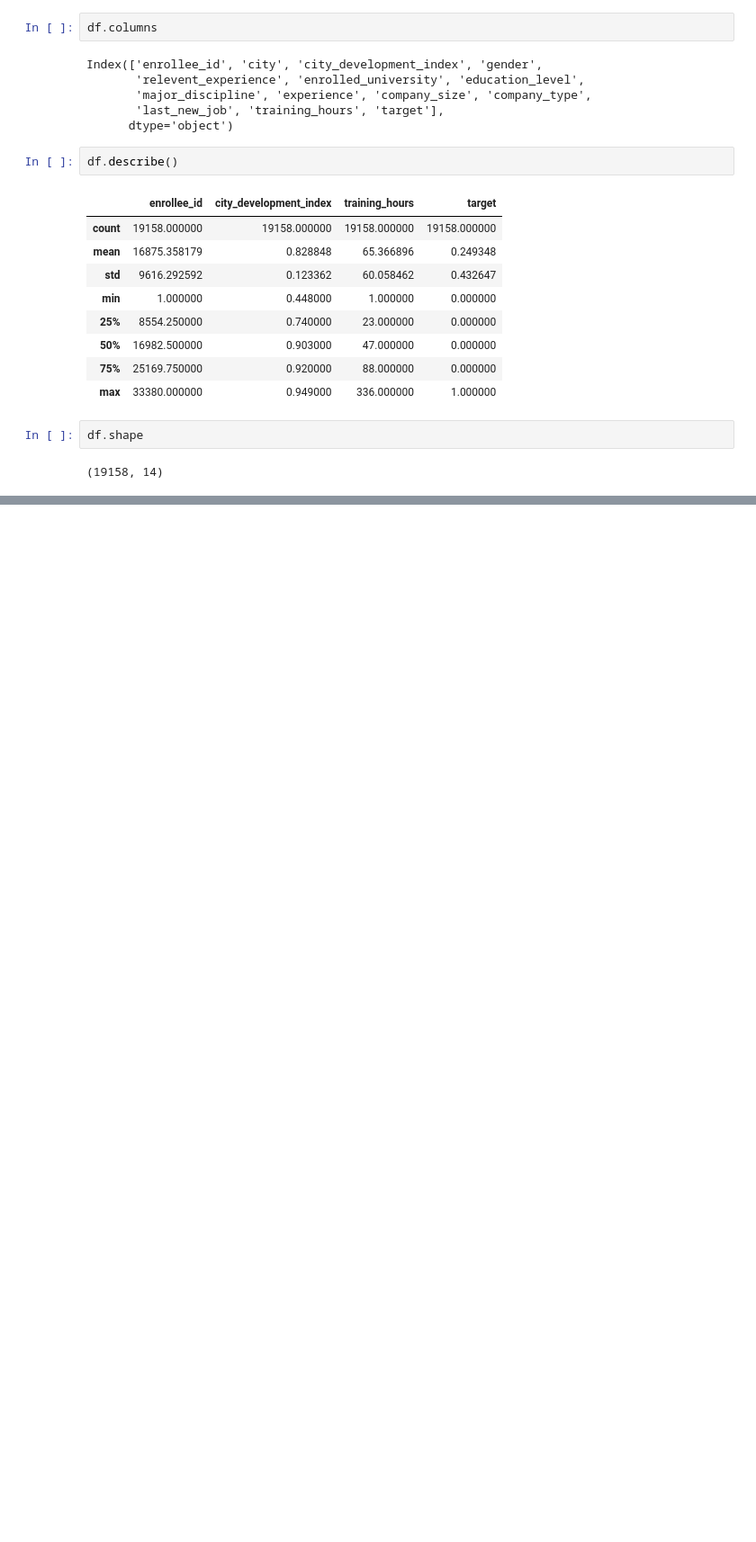
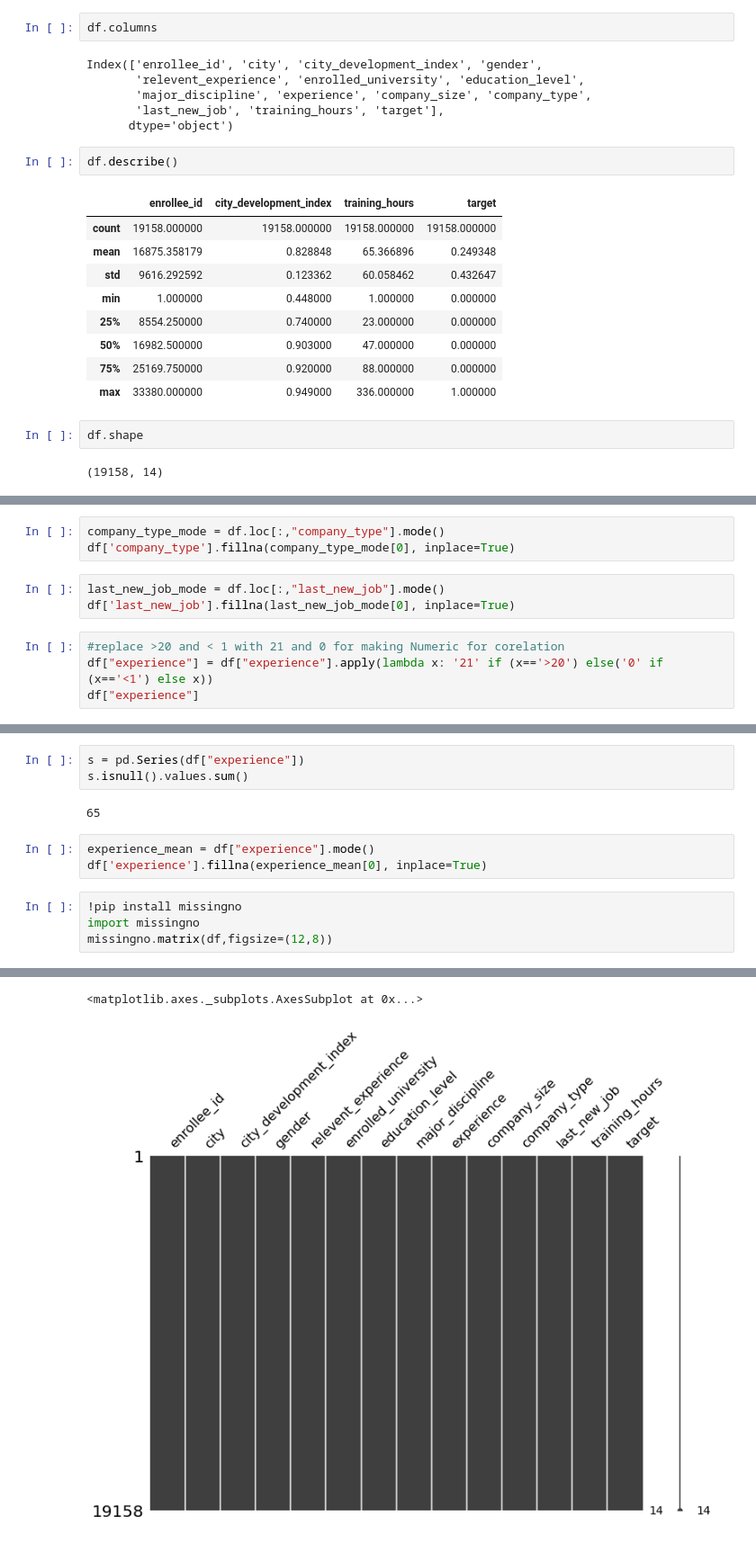
Before and after one commit to arindamdeyofficial/JobChurnInIt, a Jupyter notebook: jobchurnit.ipynb, the cells around one changed output, grey strips where cells are left out. Shown: that part at 90% size. Drawn from its saved outputs; the diff is of its cells as text; blank space fills up the shorter version.

```diff
--- a/jobchurnit.ipynb
+++ b/jobchurnit.ipynb
@@ -80,0 +119,10 @@ df.shape
+# %%
+company_type_mode = df.loc[:,"company_type"].mode()
+df['company_type'].fillna(company_type_mode[0], inplace=True)
+# %%
+last_new_job_mode = df.loc[:,"last_new_job"].mode()
+df['last_new_job'].fillna(last_new_job_mode[0], inplace=True)
+# %%
+#replace >20 and < 1 with 21 and 0 for making Numeric for corelation
+df["experience"] = df["experience"].apply(lambda x: '21' if (x=='>20') else('0' if (x=='<1') else x))
+df["experience"]
@@ -80,0 +148,13 @@ df.shape
+# %%
+s = pd.Series(df["experience"])
+s.isnull().values.sum()
+# %% [output]
+65
+# %%
+experience_mean = df["experience"].mode()
+df['experience'].fillna(experience_mean[0], inplace=True)
+# %%
+!pip install missingno
+import missingno
+missingno.matrix(df,figsize=(12,8))
+# %% [output]
@@ -80,0 +173,2 @@ df.shape
+<matplotlib.axes._subplots.AxesSubplot at 0x...>
+[figure, added]
```
Also changed, not shown: parts of 35 cells of this notebook.
